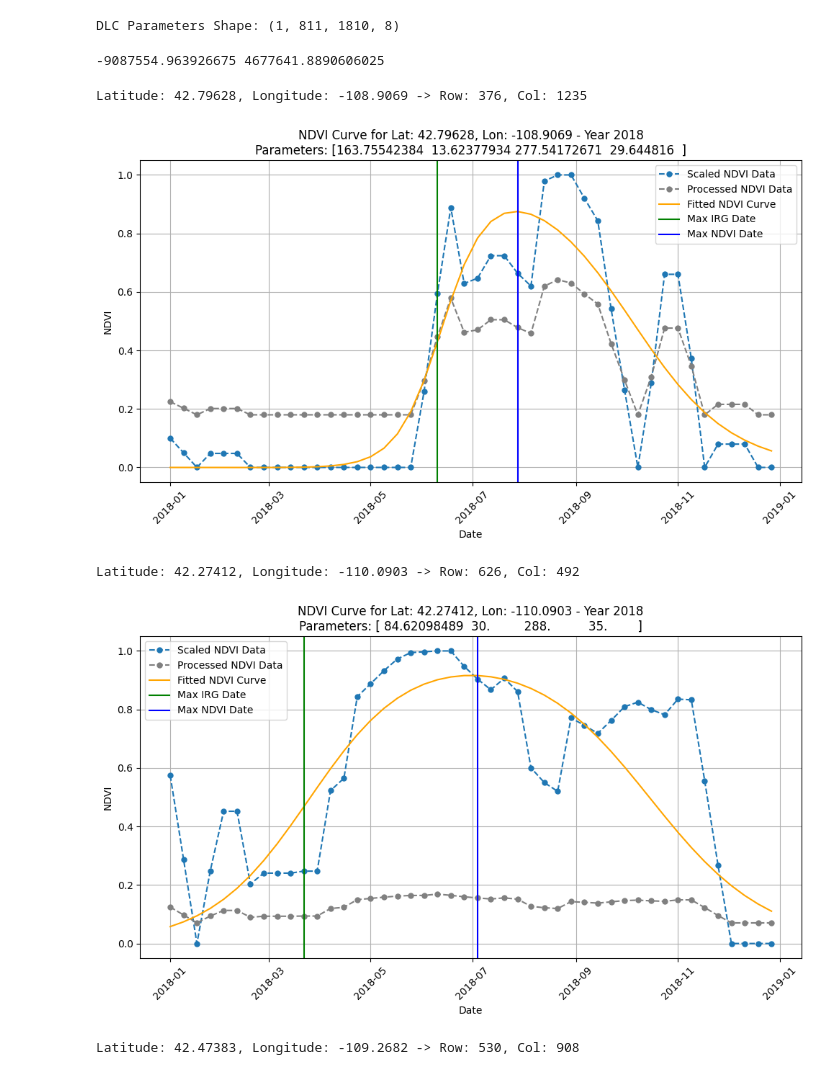
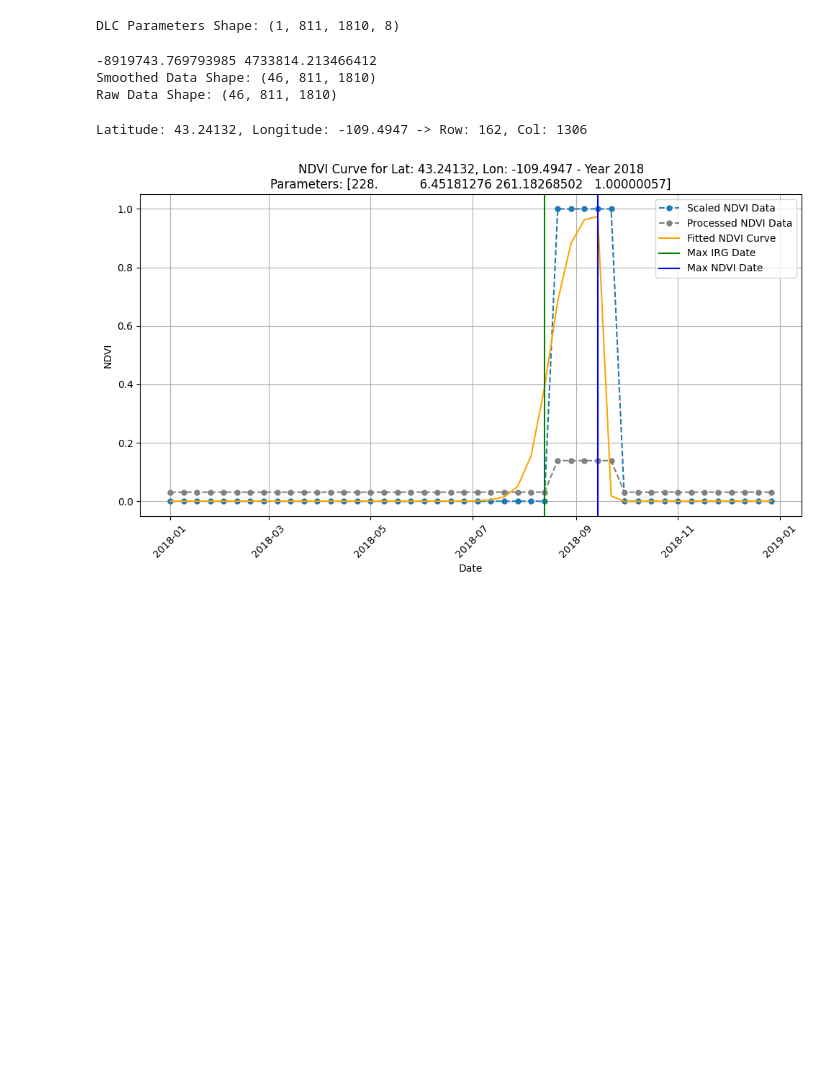
Before and after one commit to tlasharr/DroughtSurfing, a Jupyter notebook: RemoteSensingProcessing/2_Fit_DLC_NDVI_JN_tmp.ipynb, the cells around one changed output. Cells and saved outputs as stored; diff of their text form; code cells hidden in the pictures; blank space fills up the shorter version.

```diff
--- a/RemoteSensingProcessing/2_Fit_DLC_NDVI_JN_tmp.ipynb
+++ b/RemoteSensingProcessing/2_Fit_DLC_NDVI_JN_tmp.ipynb
@@ -48,7 +46,7 @@ def smooth_temporal(data, window_size=3):
     return smoothed_data
 # %%
 # Step 1: Temporal smoothing
-window_size = 3  # Define the moving window size (adjust as needed)
+window_size = 5  # Define the moving window size (adjust as needed)
 smoothed_data = smooth_temporal(stacked_data, window_size=window_size)
 
 # Verify smoothing
@@ -194,15 +258,19 @@ DLC Parameters Shape: (1, 811, 1810, 8)
 # %%
 
 
-latitude =  42.23412  # Replace with your latitude
-longitude = -110.0903  # Replace with your longitude
+latitude =  42.7398  # Replace with your latitude
+longitude = -108.9312  # Replace with your longitude
 
 transformer = Transformer.from_crs("EPSG:4326", raster_crs, always_xy=True)
 x, y = transformer.transform(longitude, latitude)
 
 print(x, y)
+print("Smoothed Data Shape:", smoothed_data.shape)
+print("Raw Data Shape:", stacked_data.shape)
 # %% [output]
--9087554.963926675 4677641.8890606025
+-8919743.769793985 4733814.213466412
+Smoothed Data Shape: (46, 811, 1810)
+Raw Data Shape: (46, 811, 1810)
 # %%
 # Function to calculate fitted NDVI values for specific dates
 def calculate_fitted_ndvi(dlc_params, time_points):
@@ -266,47 +334,52 @@ def plot_ndvi_latlon(dlc_results, stacked_data, scaled_data, dates, lat, lon, tr
                 ax[i].axvline(max_irg_date, color='green', linestyle='-', label="Max IRG Date")
             if max_ndvi_date is not None:
                 ax[i].axvline(max_ndvi_date, color='blue', linestyle='-', label="Max NDVI Date")
         else:
             ax[i].set_title(f"NDVI Curve for Lat: {lat}, Lon: {lon} - Year {year} (No Fit)")
 
         # Formatting
         ax[i].set_xlabel("Date")
         ax[i].set_ylabel("NDVI")
         ax[i].legend()
         ax[i].grid(True)
         ax[i].tick_params(axis='x', rotation=45)
 
     plt.tight_layout()
     plt.show()
 
 
 ## Some weird places in WY that were different than jerod's code
 # -110.0903 42.23412
 # -109.2682 42.47383
 
-latitude =  42.79628  # Replace with your latitude
-longitude = -108.9069  # Replace with your longitude
+## -108.9312 42.7398
+latitude =  43.241320  # Replace with your latitude
+longitude = -109.494700  # Replace with your longitude
 transform = native_transform  # Use the transform from your mosaic
+
+years = [2018]
+dates = []
+for year in years:
+    start_date = datetime(year, 1, 1)
+    dates.extend([start_date + timedelta(days=8 * i) for i in range(46)])  # 46 intervals in 365-day year
+
+dates = pd.to_datetime(dates)
 
 # Plot NDVI for the given latitude and longitude
 plot_ndvi_latlon(dlc_results, smoothed_data, scaled_data, dates, latitude, longitude, transform, years)
 
+# latitude =  42.27412  # Replace with your latitude
+# longitude = -110.0903  # Replace with your longitude
+# transform = native_transform  # Use the transform from your mosaic
 
-latitude =  42.27412  # Replace with your latitude
-longitude = -110.0903  # Replace with your longitude
-transform = native_transform  # Use the transform from your mosaic
+# # Plot NDVI for the given latitude and longitude
+# plot_ndvi_latlon(dlc_results, smoothed_data, scaled_data, dates, latitude, longitude, transform, years)
 
-# Plot NDVI for the given latitude and longitude
-plot_ndvi_latlon(dlc_results, smoothed_data, scaled_data, dates, latitude, longitude, transform, years)
+# latitude = 42.47383  # Replace with your latitude
+# longitude = -109.2682  # Replace with your longitude
 
-latitude = 42.47383  # Replace with your latitude
-longitude = -109.2682  # Replace with your longitude
-
-# Plot NDVI for the given latitude and longitude
-plot_ndvi_latlon(dlc_results, smoothed_data, scaled_data, dates, latitude, longitude, transform, years)
+# # Plot NDVI for the given latitude and longitude
+# plot_ndvi_latlon(dlc_results, smoothed_data, scaled_data, dates, latitude, longitude, transform, years)
 # %% [output]
-Latitude: 42.79628, Longitude: -108.9069 -> Row: 376, Col: 1235
+Latitude: 43.24132, Longitude: -109.4947 -> Row: 162, Col: 1306
-[figure, old version]
+[figure, new version]
-Latitude: 42.27412, Longitude: -110.0903 -> Row: 626, Col: 492
-[figure, removed]
-Latitude: 42.47383, Longitude: -109.2682 -> Row: 530, Col: 908
```
Also changed, not shown: parts of 8 cells of this notebook.
